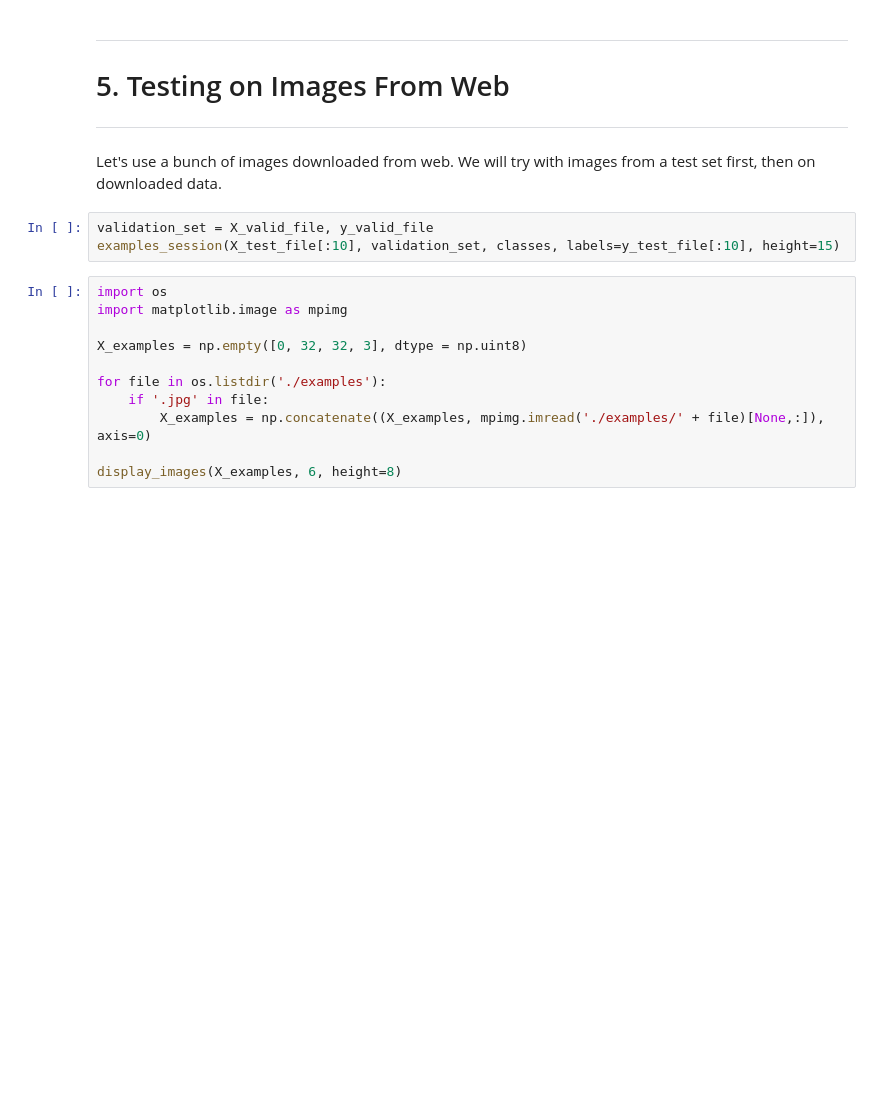
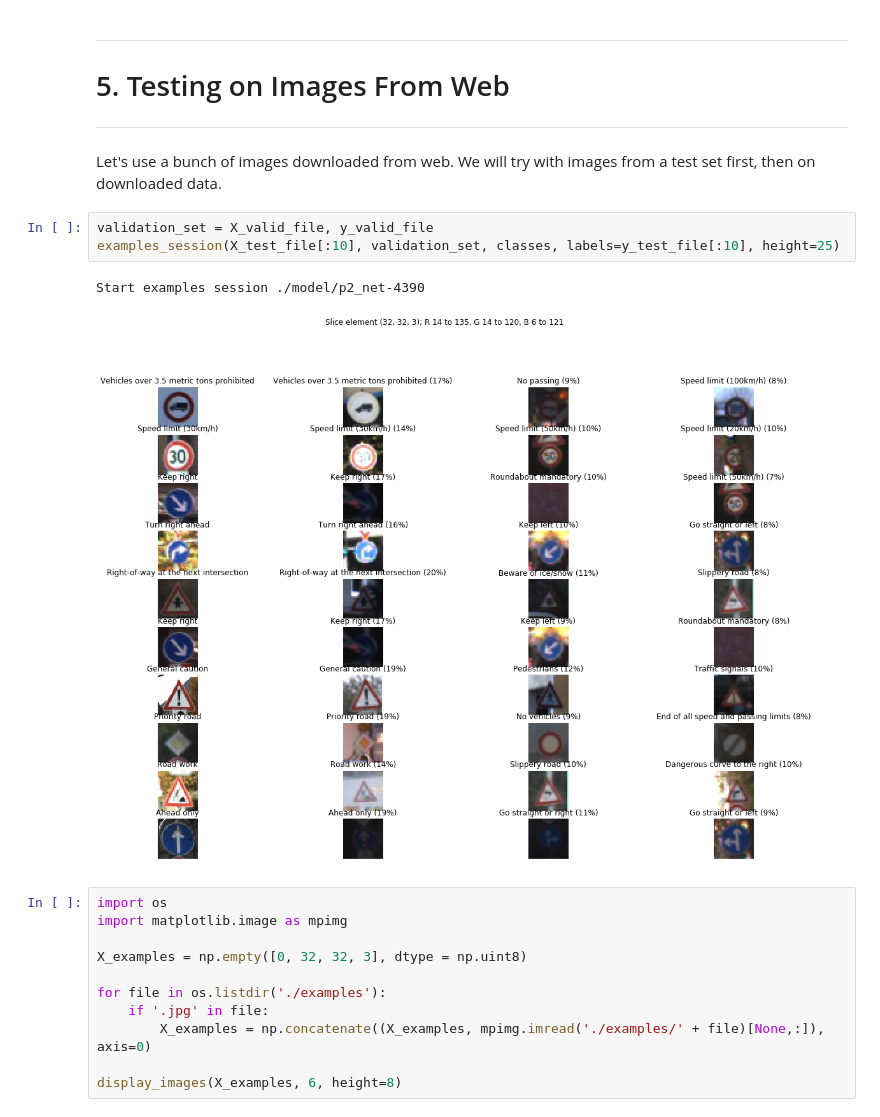
Before and after one commit to dmytronasyrov/CarND-Traffic-Sign-Classifier-Project, a Jupyter notebook: Traffic_Sign_Classifier.ipynb, the cells around one changed output. Drawn from its saved outputs; the diff is of its cells as text; blank space fills up the shorter version.

```diff
--- a/Traffic_Sign_Classifier.ipynb
+++ b/Traffic_Sign_Classifier.ipynb
@@ -964,7 +986,10 @@ Testing Loss 38.849; Accuracy 0.915
 Let's use a bunch of images downloaded from web. We will try with images from a test set first, then on downloaded data.
 # %%
 validation_set = X_valid_file, y_valid_file
-examples_session(X_test_file[:10], validation_set, classes, labels=y_test_file[:10], height=15)
+examples_session(X_test_file[:10], validation_set, classes, labels=y_test_file[:10], height=25)
+# %% [output]
+Start examples session ./model/p2_net-4390
+[figure, added]
 # %%
 import os
 import matplotlib.image as mpimg
```
Also changed, not shown: parts of 13 cells of this notebook, 45 other files.
